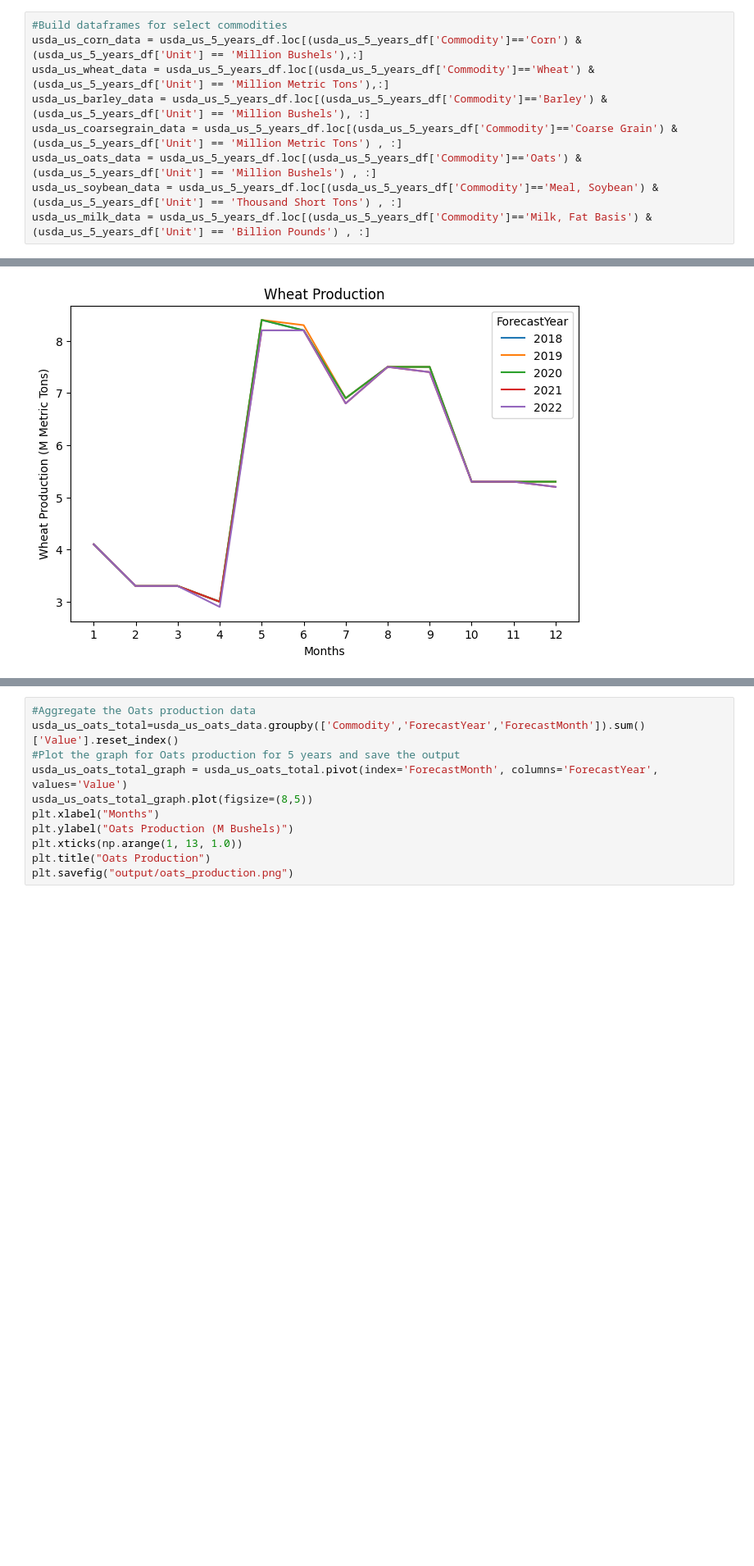
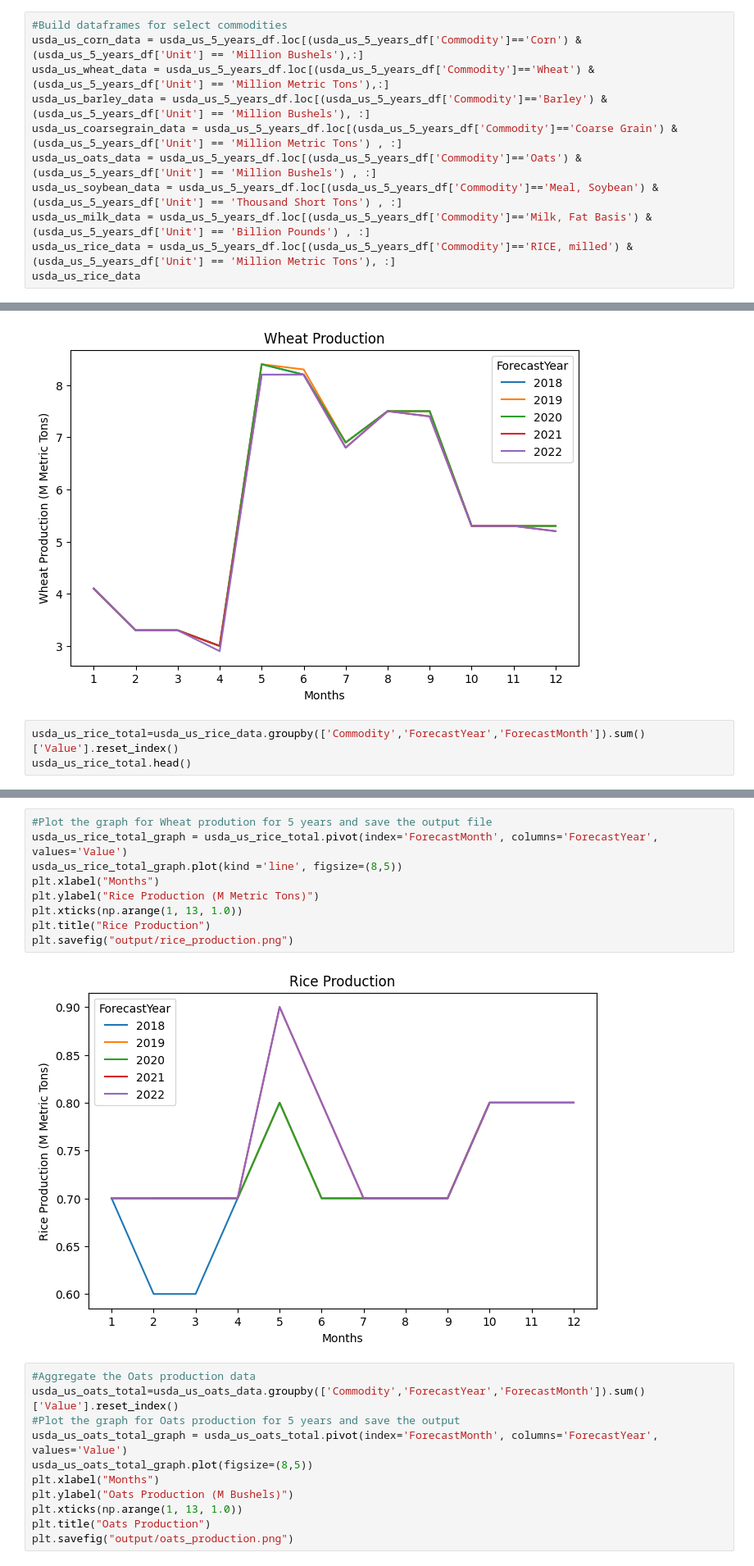
Before and after one commit to ajoyg/covid19_food_prod_impact, a Jupyter notebook: food_production_analysis/UDSA_Analysis.ipynb, the cells around one changed output, grey strips where cells are left out. Shown at 82% size. Drawn from its saved outputs; the diff is of its cells as text; blank space fills up the shorter version.

```diff
--- a/food_production_analysis/UDSA_Analysis.ipynb
+++ b/food_production_analysis/UDSA_Analysis.ipynb
@@ -100,3 +101,5 @@ usda_us_coarsegrain_data = usda_us_5_years_df.loc[(usda_us_5_years_df['Commodity
 usda_us_oats_data = usda_us_5_years_df.loc[(usda_us_5_years_df['Commodity']=='Oats') & (usda_us_5_years_df['Unit'] == 'Million Bushels') , :]
 usda_us_soybean_data = usda_us_5_years_df.loc[(usda_us_5_years_df['Commodity']=='Meal, Soybean') & (usda_us_5_years_df['Unit'] == 'Thousand Short Tons') , :]
 usda_us_milk_data = usda_us_5_years_df.loc[(usda_us_5_years_df['Commodity']=='Milk, Fat Basis') & (usda_us_5_years_df['Unit'] == 'Billion Pounds') , :]
+usda_us_rice_data = usda_us_5_years_df.loc[(usda_us_5_years_df['Commodity']=='RICE, milled') & (usda_us_5_years_df['Unit'] == 'Million Metric Tons'), :]
+usda_us_rice_data
@@ -144,3 +172,6 @@ plt.title("Wheat Production")
 plt.savefig("output/wheat_production.png")
 # %% [output]
 [figure]
+# %%
+usda_us_rice_total=usda_us_rice_data.groupby(['Commodity','ForecastYear','ForecastMonth']).sum()['Value'].reset_index()
+usda_us_rice_total.head()
@@ -147,3 +185,14 @@ plt.savefig("output/wheat_production.png")
+# %%
+#Plot the graph for Wheat prodution for 5 years and save the output file
+usda_us_rice_total_graph = usda_us_rice_total.pivot(index='ForecastMonth', columns='ForecastYear', values='Value')
+usda_us_rice_total_graph.plot(kind ='line', figsize=(8,5))
+plt.xlabel("Months")
+plt.ylabel("Rice Production (M Metric Tons)")
+plt.xticks(np.arange(1, 13, 1.0))
+plt.title("Rice Production")
+plt.savefig("output/rice_production.png")
+# %% [output]
+[figure, added]
 # %%
 #Aggregate the Oats production data
 usda_us_oats_total=usda_us_oats_data.groupby(['Commodity','ForecastYear','ForecastMonth']).sum()['Value'].reset_index()
```
Also changed, not shown: parts of 10 cells of this notebook, 6 other files.
